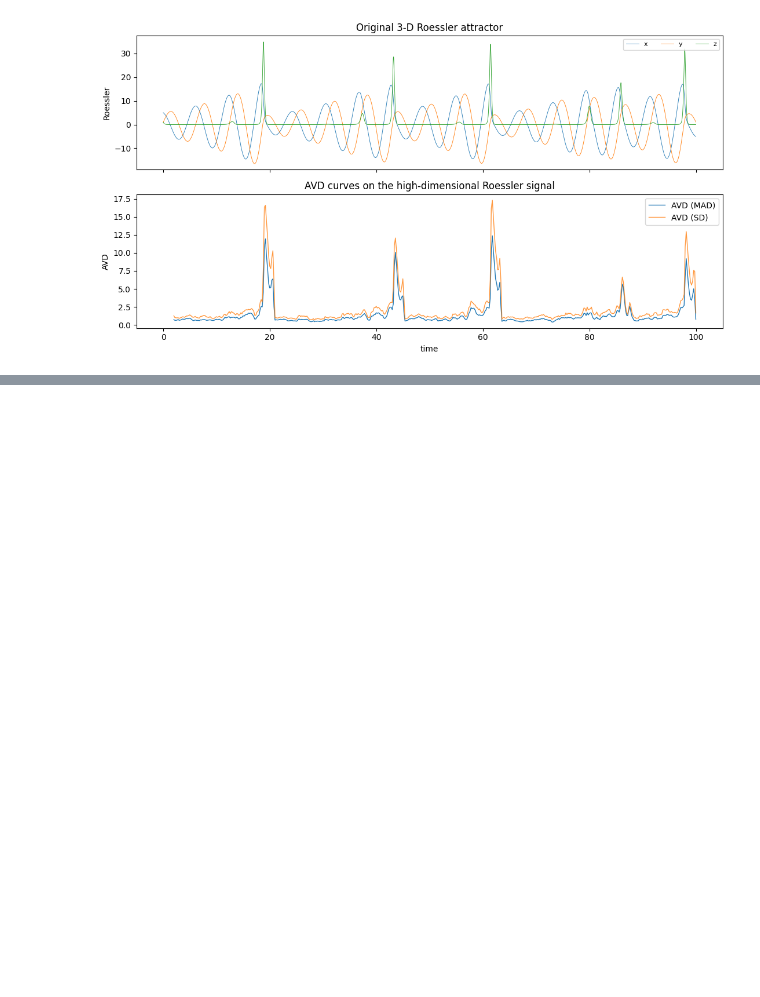
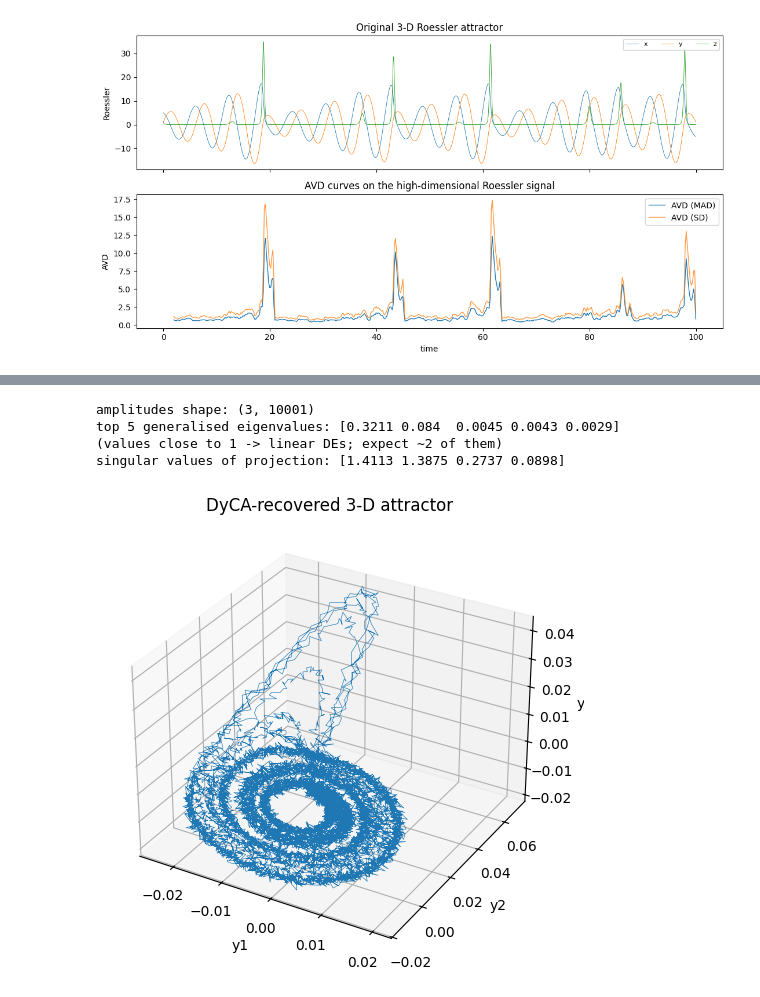
Before and after one commit to annikastiehl/Average-Volatility-Dimensioning, a Jupyter notebook: main_roessler.ipynb, the cells around one changed output, grey strips where cells are left out. Cells and saved outputs as stored; diff of their text form; code cells hidden in the pictures; blank space fills up the shorter version.

Commit message:
Adding dyca to roessler

```diff
--- a/main_roessler.ipynb
+++ b/main_roessler.ipynb
@@ -190,0 +211,34 @@ plt.show()
+# %%
+M_LINEAR = 2
+N_TOTAL = 3
+
+# dyca expects (time, channels)
+X = normalized.values
+
+result = dyca(X, m=M_LINEAR, n=N_TOTAL, time_index=time_vec)
+
+Y_dyca = result['amplitudes']                        # (n, time)
+gen_eigvals = result['generalized_eigenvalues']
+sing_vals = result['singular_values']
+
+print(f'amplitudes shape: {Y_dyca.shape}')
+print(f'top {N_TOTAL + 2} generalised eigenvalues:', np.round(gen_eigvals[:N_TOTAL + 2], 4))
+print(f'(values close to 1 -> linear DEs; expect ~{M_LINEAR} of them)')
+print(f'singular values of projection: {np.round(sing_vals, 4)}')
+
+# 3-D phase portrait of the recovered DyCA components
+fig = plt.figure(figsize=(6, 5))
+ax3d = fig.add_subplot(111, projection='3d')
+ax3d.plot(Y_dyca[0], Y_dyca[1], Y_dyca[2], lw=0.4)
+ax3d.set_xlabel('y1')
+ax3d.set_ylabel('y2')
+ax3d.set_zlabel('y3')
+ax3d.set_title('DyCA-recovered 3-D attractor')
+plt.tight_layout()
+plt.show()
+# %% [output]
+amplitudes shape: (3, 10001)
+top 5 generalised eigenvalues: [0.3211 0.084  0.0045 0.0043 0.0029]
+(values close to 1 -> linear DEs; expect ~2 of them)
+singular values of projection: [1.4113 1.3875 0.2737 0.0898]
+[figure, added]
```
Also changed, not shown: parts of 6 cells of this notebook, 1 other file.
